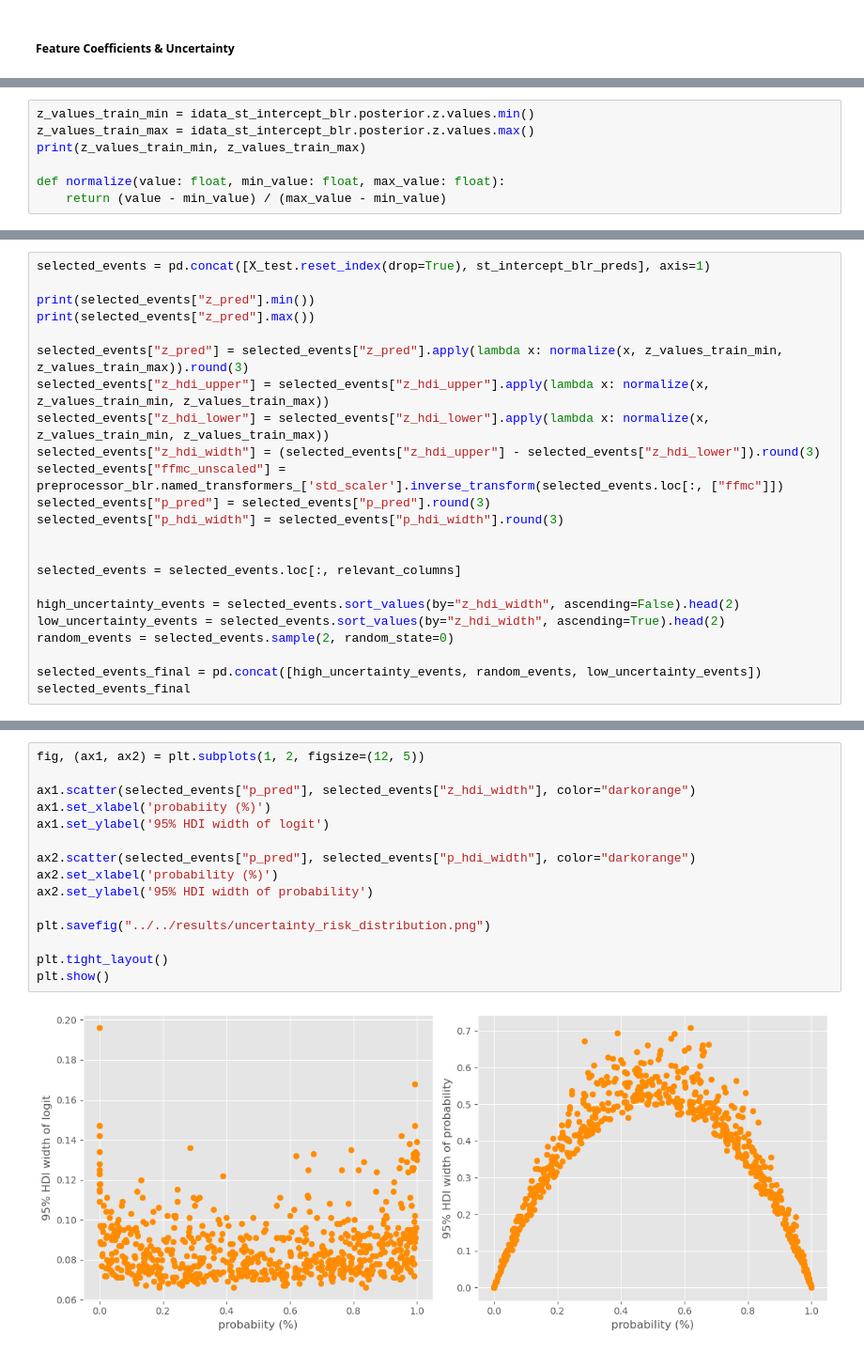
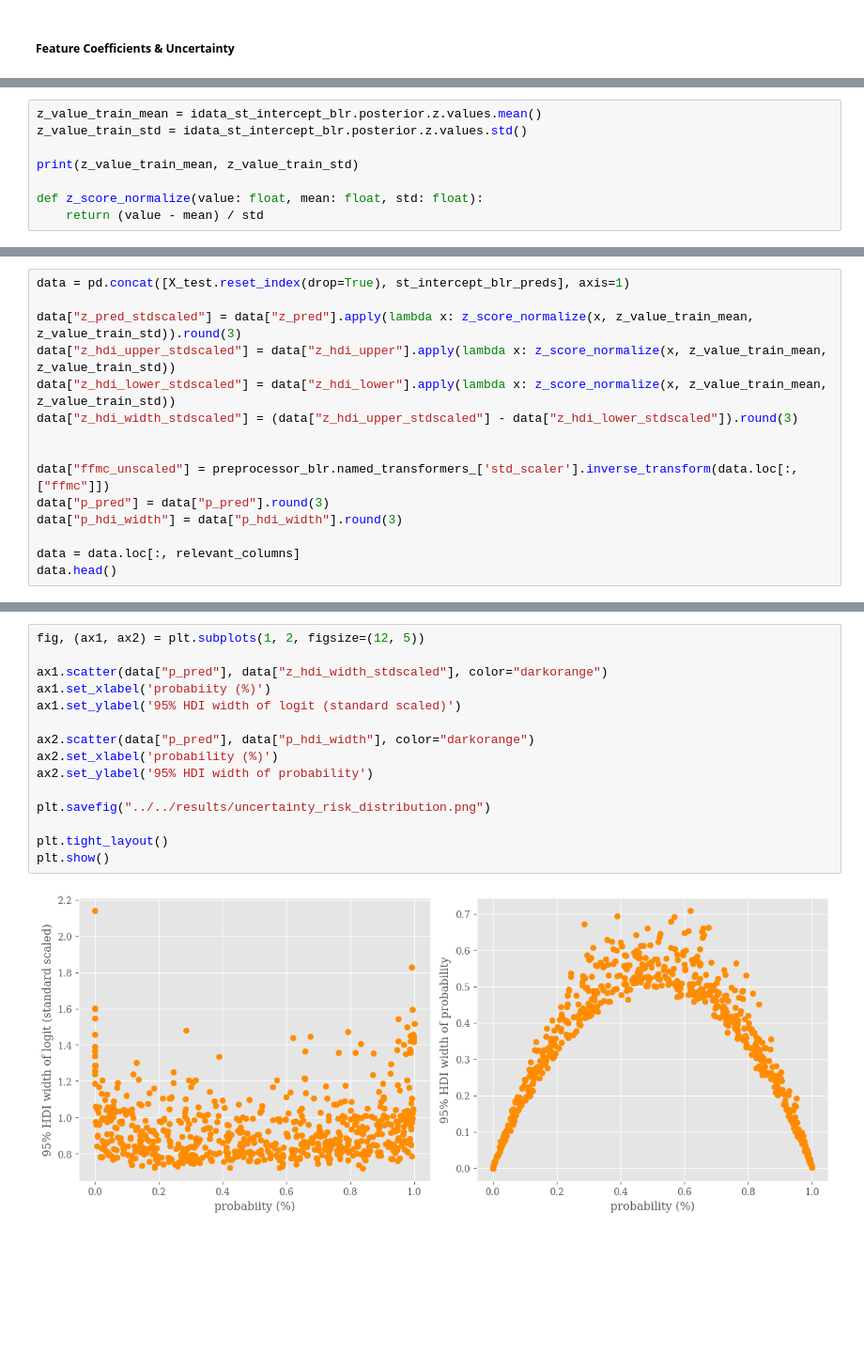
Before and after one commit to PLUS-ZGIS-GeoAI/ignite-bayesian-ml, a Jupyter notebook: notebooks/modeling_experiments/uncertainty_quantification_v2.ipynb, the cells around one changed output, grey strips where cells are left out. Shown at 94% size. Cells and saved outputs as stored; diff of their text form; blank space fills up the shorter version.

```diff
--- a/notebooks/modeling_experiments/uncertainty_quantification_v2.ipynb
+++ b/notebooks/modeling_experiments/uncertainty_quantification_v2.ipynb
@@ -491,8 +567,9 @@ relevant_columns = ['date', 'Pufferradi', 'forest_type',
 # %%
-z_values_train_min = idata_st_intercept_blr.posterior.z.values.min()
-z_values_train_max = idata_st_intercept_blr.posterior.z.values.max()
-print(z_values_train_min, z_values_train_max)
+z_value_train_mean = idata_st_intercept_blr.posterior.z.values.mean()
+z_value_train_std = idata_st_intercept_blr.posterior.z.values.std()
 
-def normalize(value: float, min_value: float, max_value: float):
-    return (value - min_value) / (max_value - min_value)
+print(z_value_train_mean, z_value_train_std)
+
+def z_score_normalize(value: float, mean: float, std: float):
+    return (value - mean) / std
 # %% [output]
@@ -500,24 +577,16 @@ def normalize(value: float, min_value: float, max_value: float):
 # %%
-selected_events = pd.concat([X_test.reset_index(drop=True), st_intercept_blr_preds], axis=1)
+data = pd.concat([X_test.reset_index(drop=True), st_intercept_blr_preds], axis=1)
 
-print(selected_events["z_pred"].min())
-print(selected_events["z_pred"].max())
-
-selected_events["z_pred"] = selected_events["z_pred"].apply(lambda x: normalize(x, z_values_train_min, z_values_train_max)).round(3)
-selected_events["z_hdi_upper"] = selected_events["z_hdi_upper"].apply(lambda x: normalize(x, z_values_train_min, z_values_train_max))
-selected_events["z_hdi_lower"] = selected_events["z_hdi_lower"].apply(lambda x: normalize(x, z_values_train_min, z_values_train_max))
-selected_events["z_hdi_width"] = (selected_events["z_hdi_upper"] - selected_events["z_hdi_lower"]).round(3)
-selected_events["ffmc_unscaled"] = preprocessor_blr.named_transformers_['std_scaler'].inverse_transform(selected_events.loc[:, ["ffmc"]])
-selected_events["p_pred"] = selected_events["p_pred"].round(3)
-selected_events["p_hdi_width"] = selected_events["p_hdi_width"].round(3)
+data["z_pred_stdscaled"] = data["z_pred"].apply(lambda x: z_score_normalize(x, z_value_train_mean, z_value_train_std)).round(3)
+data["z_hdi_upper_stdscaled"] = data["z_hdi_upper"].apply(lambda x: z_score_normalize(x, z_value_train_mean, z_value_train_std))
+data["z_hdi_lower_stdscaled"] = data["z_hdi_lower"].apply(lambda x: z_score_normalize(x, z_value_train_mean, z_value_train_std))
+data["z_hdi_width_stdscaled"] = (data["z_hdi_upper_stdscaled"] - data["z_hdi_lower_stdscaled"]).round(3)
 
 
-selected_events = selected_events.loc[:, relevant_columns]
+data["ffmc_unscaled"] = preprocessor_blr.named_transformers_['std_scaler'].inverse_transform(data.loc[:, ["ffmc"]])
+data["p_pred"] = data["p_pred"].round(3)
+data["p_hdi_width"] = data["p_hdi_width"].round(3)
 
-high_uncertainty_events = selected_events.sort_values(by="z_hdi_width", ascending=False).head(2)
-low_uncertainty_events = selected_events.sort_values(by="z_hdi_width", ascending=True).head(2)
-random_events = selected_events.sample(2, random_state=0)
-
-selected_events_final = pd.concat([high_uncertainty_events, random_events, low_uncertainty_events])
-selected_events_final
+data = data.loc[:, relevant_columns]
+data.head()
 # %% [output]
@@ -538,17 +718,17 @@ array([2, 3, 1, 4, 0])
 # %%
 fig, (ax1, ax2) = plt.subplots(1, 2, figsize=(12, 5))
 
-ax1.scatter(selected_events["p_pred"], selected_events["z_hdi_width"], color="darkorange")
+ax1.scatter(data["p_pred"], data["z_hdi_width_stdscaled"], color="darkorange")
 ax1.set_xlabel('probabiity (%)')
-ax1.set_ylabel('95% HDI width of logit')
+ax1.set_ylabel('95% HDI width of logit (standard scaled)')
 
-ax2.scatter(selected_events["p_pred"], selected_events["p_hdi_width"], color="darkorange")
+ax2.scatter(data["p_pred"], data["p_hdi_width"], color="darkorange")
 ax2.set_xlabel('probability (%)')
 ax2.set_ylabel('95% HDI width of probability')
 
 plt.savefig("../../results/uncertainty_risk_distribution.png")
 
 plt.tight_layout()
 plt.show()
 # %% [output]
-[figure, old version]
+[figure, new version]
```
Also changed, not shown: parts of 30 cells of this notebook, 3 other files.
